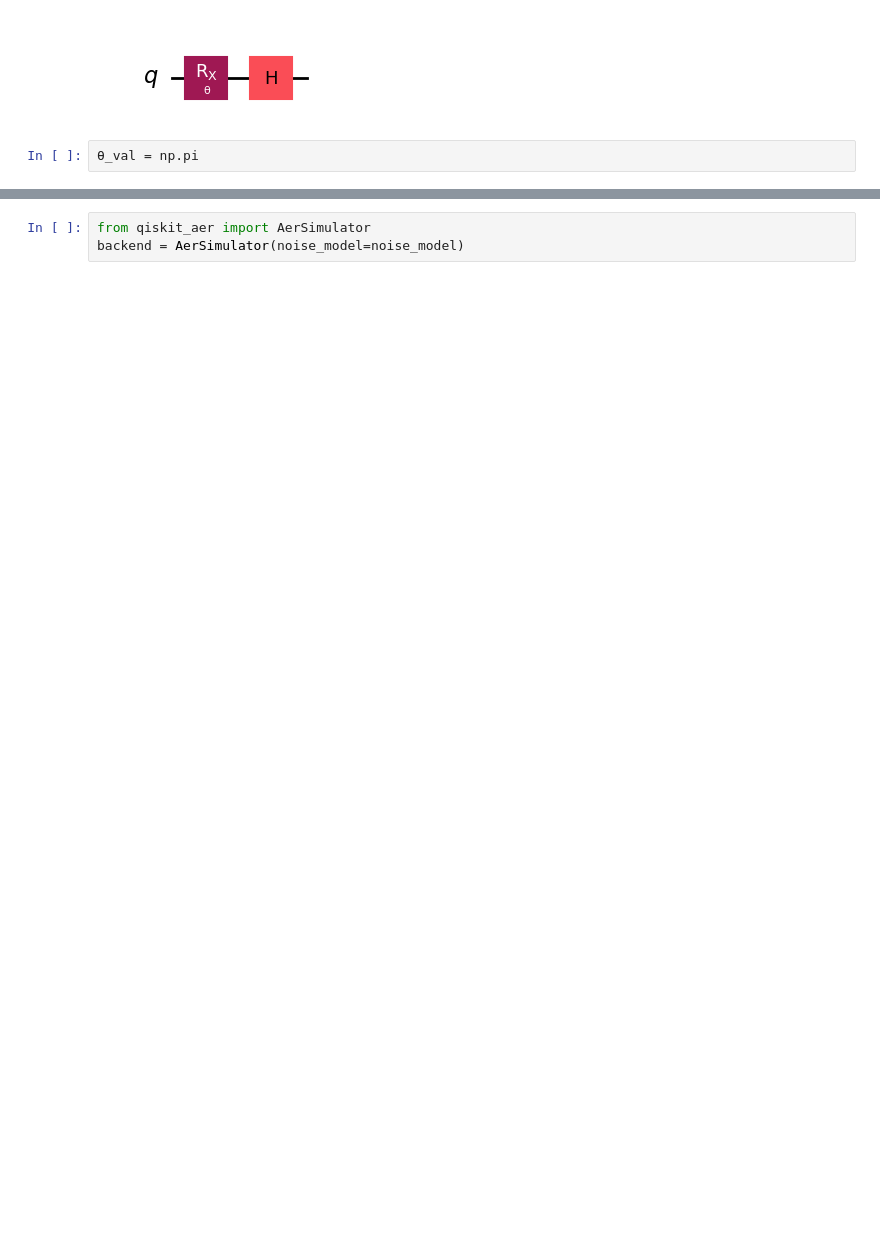
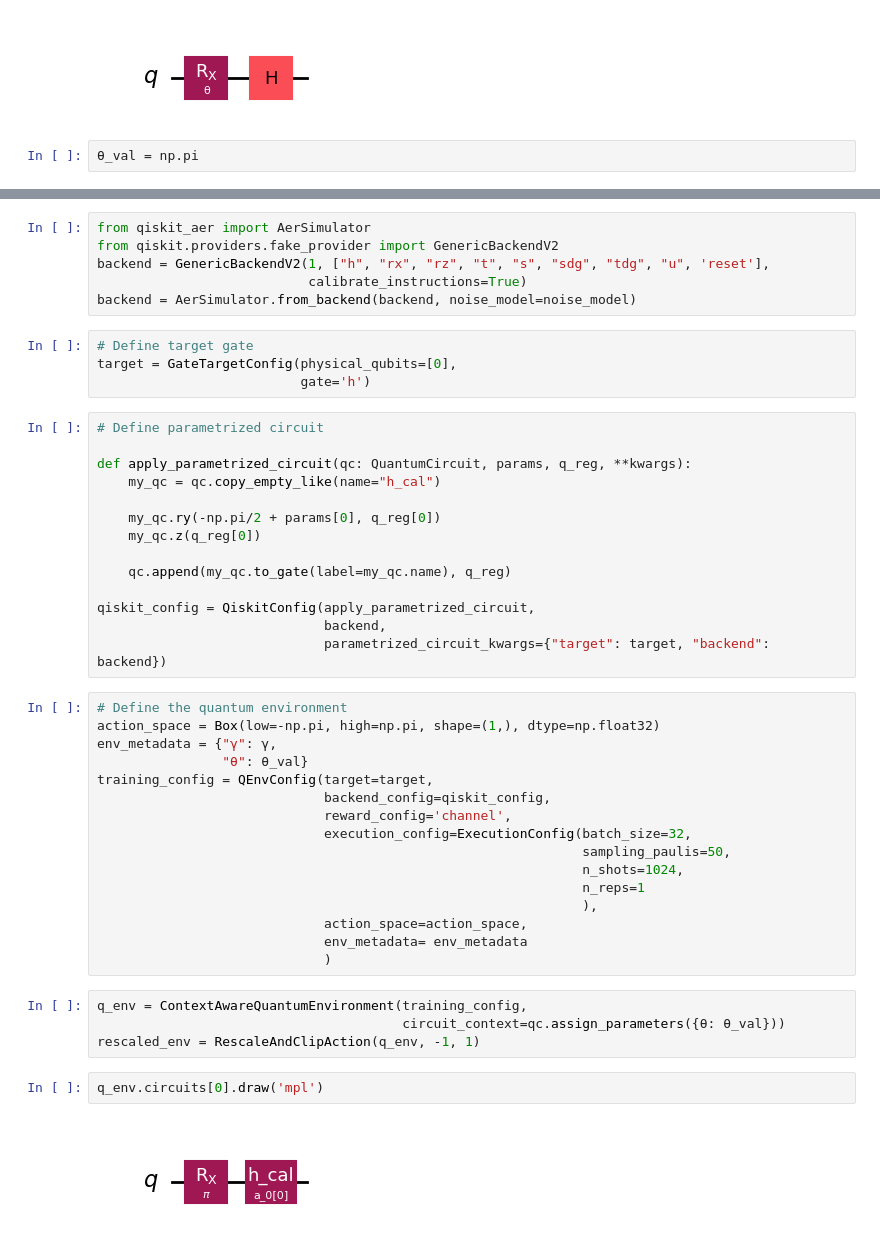
Before and after one commit to arthurostrauss/Quantum_Optimal_Control, a Jupyter notebook: gate_level/spillover_noise_use_case/generic_spillover/overrotation_error.ipynb, the cells around one changed output, grey strips where cells are left out. Drawn from its saved outputs; the diff is of its cells as text; blank space fills up the shorter version.

Commit message:
Updated single qubit notebook

```diff
--- a/gate_level/spillover_noise_use_case/generic_spillover/overrotation_error.ipynb
+++ b/gate_level/spillover_noise_use_case/generic_spillover/overrotation_error.ipynb
@@ -30,3 +31,48 @@ noise_model.add_all_qubit_quantum_error(coherent_unitary_error(noisy_unitary), '
 # %%
 from qiskit_aer import AerSimulator
-backend = AerSimulator(noise_model=noise_model)
+from qiskit.providers.fake_provider import GenericBackendV2
+backend = GenericBackendV2(1, ["h", "rx", "rz", "t", "s", "sdg", "tdg", "u", 'reset'],
+                           calibrate_instructions=True)
+backend = AerSimulator.from_backend(backend, noise_model=noise_model)
+# %%
+# Define target gate
+target = GateTargetConfig(physical_qubits=[0],
+                          gate='h')
+# %%
+# Define parametrized circuit
+
+def apply_parametrized_circuit(qc: QuantumCircuit, params, q_reg, **kwargs):
+    my_qc = qc.copy_empty_like(name="h_cal")
+
+    my_qc.ry(-np.pi/2 + params[0], q_reg[0])
+    my_qc.z(q_reg[0])
+
+    qc.append(my_qc.to_gate(label=my_qc.name), q_reg)
+
+qiskit_config = QiskitConfig(apply_parametrized_circuit,
+                             backend,
+                             parametrized_circuit_kwargs={"target": target, "backend": backend})
+# %%
+# Define the quantum environment
+action_space = Box(low=-np.pi, high=np.pi, shape=(1,), dtype=np.float32)
+env_metadata = {"γ": γ,
+                "θ": θ_val}
+training_config = QEnvConfig(target=target,
+                             backend_config=qiskit_config,
+                             reward_config='channel',
+                             execution_config=ExecutionConfig(batch_size=32,
+                                                              sampling_paulis=50,
+                                                              n_shots=1024,
+                                                              n_reps=1
+                                                              ),
+                             action_space=action_space,
+                             env_metadata= env_metadata
+                             )
+# %%
+q_env = ContextAwareQuantumEnvironment(training_config,
+                                       circuit_context=qc.assign_parameters({θ: θ_val}))
+rescaled_env = RescaleAndClipAction(q_env, -1, 1)
+# %%
+q_env.circuits[0].draw('mpl')
+# %% [output]
+[figure, added]
```
Also changed, not shown: parts of 9 cells of this notebook, 2 other files.
